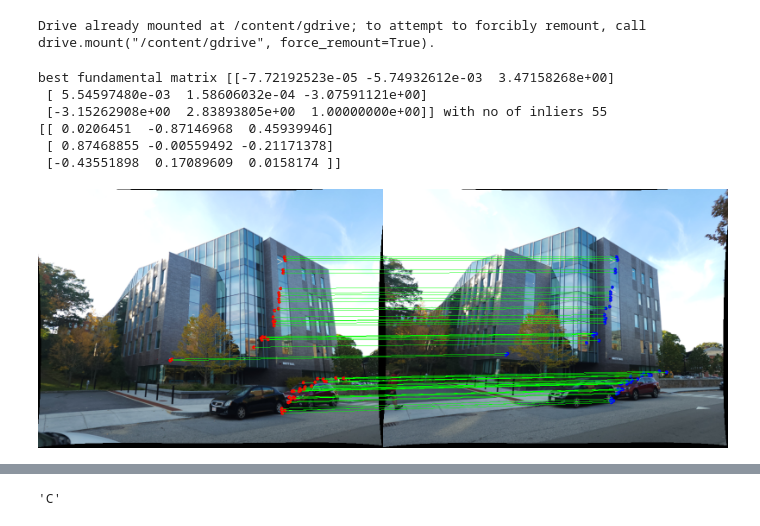
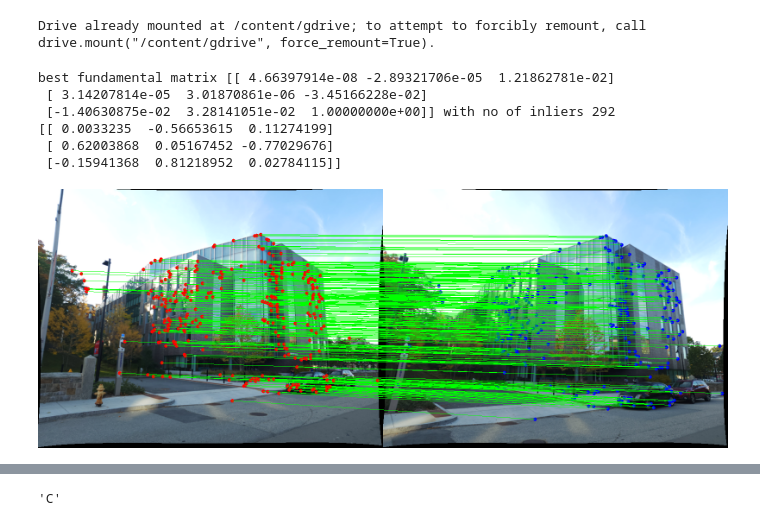
Before and after one commit to venk221/SfM, a Jupyter notebook: SfM.ipynb, the cells around one changed output, grey strips where cells are left out. Saved outputs shown, nothing was run; the diff lists cells and outputs as text; code cells hidden in the pictures.

```diff
--- a/SfM.ipynb
+++ b/SfM.ipynb
@@ -17,6 +17,8 @@ K = np.array([[531.122155322710, 0, 407.192550839899],[0, 531.541737503901, 313.
 # %% [output]
 Drive already mounted at /content/gdrive; to attempt to forcibly remount, call drive.mount("/content/gdrive", force_remount=True).
 # %%
+
+
 def mat(numMatches, cor, img2):
   img2 = float(img2)
   if numMatches == float(2):
@@ -139,54 +141,8 @@ def findMatches(img1, img2):
       # print(newinfo.shape)
       return newinfo
 
-matches1and2 = findMatches(3,4)
+matches1and2 = findMatches(1,2)
 
-"""Please check if the arguments of this function has no [-1,-1] in them.
-i.e. they have matches between x and y"""
-# def EstimateFundamentalMatrix(a, b):
-  # print(np.sum(a[:,0]))
-  # n = a.shape[0]
-  # # print(a,b)
-  # """Normalization - Eight Point Algorithm"""
-  # #Calculating means
-  # ua = (1/n)*(np.sum(a[:,0]))
-  # va = (1/n)*(np.sum(a[:,1]))
-  # ub = (1/n)*(np.sum(b[:,0]))
-  # vb = (1/n)*(np.sum(b[:,1]))
-  # ua_dash, va_dash = a[:,0] - ua, a[:,1] - va
-  # ub_dash, vb_dash = b[:,0] - ub, b[:,1] - vb
-  # #Finding scale = https://en.wikipedia.org/wiki/Eight-point_algorithm#:~:text=The%20eight%2Dpoint%20algorithm%20is,case%20of%20the%20essential%20matrix.
-  # sa = n / np.sum(((ua_dash)**2 + (va_dash)**2)**(0.5))  #(2**(0.5))/(((1/n)*(np.mean((ua_dash**2)+(va_dash**2))))**(0.5))
-  # sb = n / np.sum(((ub_dash)**2 + (vb_dash)**2)**(0.5))  #(2**(0.5))/(((1/n)*(np.mean((ub_dash**2)+(vb_dash**2))))**(0.5))
-  # scaleA = np.array([[sa, 0, 0],[0, sa, 0],[0, 0, 1]])
-  # scaleB = np.array([[sb, 0, 0],[0, sb, 0],[0, 0, 1]])
-  # translationA = np.array([[1, 0, -ua],[0, 1, -va],[0, 0 , 1]])
-  # translationB = np.array([[1, 0, -ub],[0, 1, -vb],[0, 0 , 1]])
-  # transformation_A_2D = np.matmul(scaleA, translationA)
-  # transformation_B_2D = np.matmul(scaleB, translationB)
-  # aPrev = np.column_stack((a, np.ones(len(a))))
-  # bPrev = np.column_stack((b, np.ones(len(b))))
-  # a_normalized = np.matmul(transformation_A_2D, aPrev.transpose())
-  # b_normalized = np.matmul(transformation_B_2D, bPrev.transpose())
-  # anew, bnew = a_normalized.transpose(), b_normalized.transpose()
-  # A = []
-  # for i in range(0, anew.shape[0]): #anew.shape[0]
-  #   x1, y1 = anew[i,0], anew[i,1]
-  #   x2, y2 = bnew[i,0], bnew[i,1]
-  #   A.append([x1*x2, y2*x1, x1, x2*y1, y1*y2, y1, x2, y2, 1]) #[x1*x2, y1*x2, x2, x1*y2, y1*y2, y2, x1, y1, 1]
-  # A = np.array(A)
-  # _, s, v = np.linalg.svd(A, full_matrices=True)
-  # v = v.transpose()
-  # F = v[:,-1]
-  # F = np.reshape(F, (3, 3))
-  # """SVD Cleanup"""
-  # F = np.dot(transformation_B_2D.transpose(), np.dot(F, transformation_A_2D))
-  # u, s1, vt = np.linalg.svd(F)
-  # s = np.diag(s1)
-  # s[2,2] = 0
-  # F = np.dot(u, np.dot(s, vt))
-  # F = F/F[2,2]
-  # return F
 
 def EstimateFundamentalMatrix(a, b):
   # print(np.sum(a[:,0]))
@@ -218,7 +174,7 @@ def EstimateFundamentalMatrix(a, b):
   for i in range(0, anew.shape[0]): #anew.shape[0]
     x1, y1 = anew[i,0], anew[i,1]
     x2, y2 = bnew[i,0], bnew[i,1]
-    A.append([x1*x2, y2*x1, x1, x2*y1, y1*y2, y1, x2, y2, 1])  #[x1*x2, y2*x1, x1, x2*y1, y1*y2, y1, x2, y2, 1] [x1*x2, y1*x2, x2, x1*y2, y1*y2, y2, x1, y1, 1]
+    A.append([x1*x2, y1*x2, x2, x1*y2, y1*y2, y2, x1, y1, 1])  #[x1*x2, y2*x1, x1, x2*y1, y1*y2, y1, x2, y2, 1] [x1*x2, y1*x2, x2, x1*y2, y1*y2, y2, x1, y1, 1]
   A = np.array(A)
   _, s, v = np.linalg.svd(A, full_matrices=True)
   v = v.transpose()
@@ -246,16 +202,17 @@ def error(x1,x2,f):
 
 def GetInlierRANSANC(a,b):
   num_inliers = 0
-  iterations = 1000
-  threshold = 0.003
+  iterations = 2000
+  threshold = 0.005
   ffinal = 0
   final_inliers = []
+  max = a.shape[0]
   # print(a[0,:].shape)
   for i in range(iterations):
       indices = []
     # if i == 99:
       for i in range(0, 8):
-        indices.append(random.randint(0, 8))
+        indices.append(random.randint(0, max-1))
       x1 = a[indices,:]
       x2 = b[indices,:]
       ftemp = EstimateFundamentalMatrix(x1,x2)
@@ -293,12 +250,12 @@ def EssentialMatrixFromFundamentalMatrix(F, K):
 E = EssentialMatrixFromFundamentalMatrix(bestF, K)
 print(E)
 # %% [output]
-best fundamental matrix [[-7.72192523e-05 -5.74932612e-03  3.47158268e+00]
- [ 5.54597480e-03  1.58606032e-04 -3.07591121e+00]
- [-3.15262908e+00  2.83893805e+00  1.00000000e+00]] with no of inliers 55
-[[ 0.0206451  -0.87146968  0.45939946]
- [ 0.87468855 -0.00559492 -0.21171378]
- [-0.43551898  0.17089609  0.0158174 ]]
+best fundamental matrix [[ 4.66397914e-08 -2.89321706e-05  1.21862781e-02]
+ [ 3.14207814e-05  3.01870861e-06 -3.45166228e-02]
+ [-1.40630875e-02  3.28141051e-02  1.00000000e+00]] with no of inliers 292
+[[ 0.0033235  -0.56653615  0.11274199]
+ [ 0.62003868  0.05167452 -0.77029676]
+ [-0.15941368  0.81218952  0.02784115]]
 # %%
 inliers = np.array(inliers)
 inliers1and2 = matches1and2[inliers]
@@ -310,35 +267,35 @@ inliers1and2 = np.reshape(inliers1and2, (inliers1and2.shape[0],9))
 def DrawInliers(i, j, inliers_a, inliers_b):
     img1 = cv2.imread('/content/gdrive/MyDrive/Colab Notebooks/P3Data/' + str(i) + '.png')
     img2 = cv2.imread('/content/gdrive/MyDrive/Colab Notebooks/P3Data/' + str(j) + '.png')
 
     rows1, cols1 = img1.shape[:2]
     rows2, cols2 = img2.shape[:2]
     out = np.zeros((max([rows1, rows2]), cols1 + cols2, 3), dtype='uint8')
     out[:rows1, :cols1, :] = img1
     out[:rows2, cols1:cols1 + cols2, :] = img2
     radius = 4
     BLUE = (255, 0, 0)
     GREEN = (0, 255, 0)
     RED = (0, 0, 255)
     thickness = 1
     # print(f"testing = {inliers_a}")
     assert len(inliers_a) == len(inliers_b), "inliers in images not equal"
     for m in range(0, len(inliers_a)):
 
         cv2.circle(out, (int(inliers_a[m,0]), int(inliers_a[m,1])), radius,
                    RED, -1)
 
         cv2.circle(out, (int(inliers_b[m][0]) + cols1, int(inliers_b[m][1])),
                    radius, BLUE, -1)
 
         cv2.line(out, (int(inliers_a[m][0]), int(inliers_a[m][1])),
                  (int(inliers_b[m][0]) + cols1, int(inliers_b[m][1])), GREEN,
                  thickness)
     cv2_imshow(out)
 
-DrawInliers(3, 4, inliers1and2[:,4:6], inliers1and2[:,7:9])
+DrawInliers(1, 2, inliers1and2[:,4:6], inliers1and2[:,7:9])
 # %% [output]
-[figure, old version]
+[figure, new version]
 # %%
 def ExtractCameraPose(E, K):
   w = np.array([[0,-1,0],[1,0,0],[0,0,1]])
```
Also changed, not shown: parts of 5 cells of this notebook.
